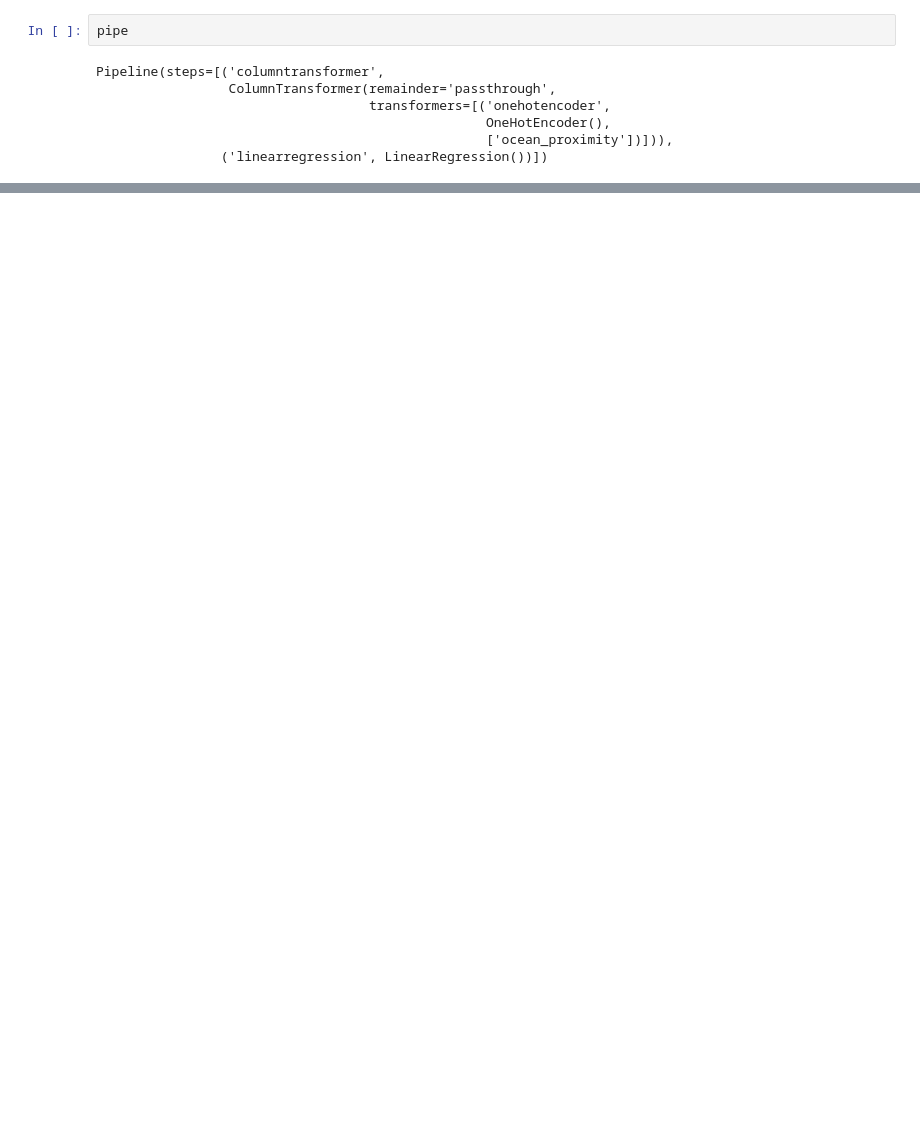
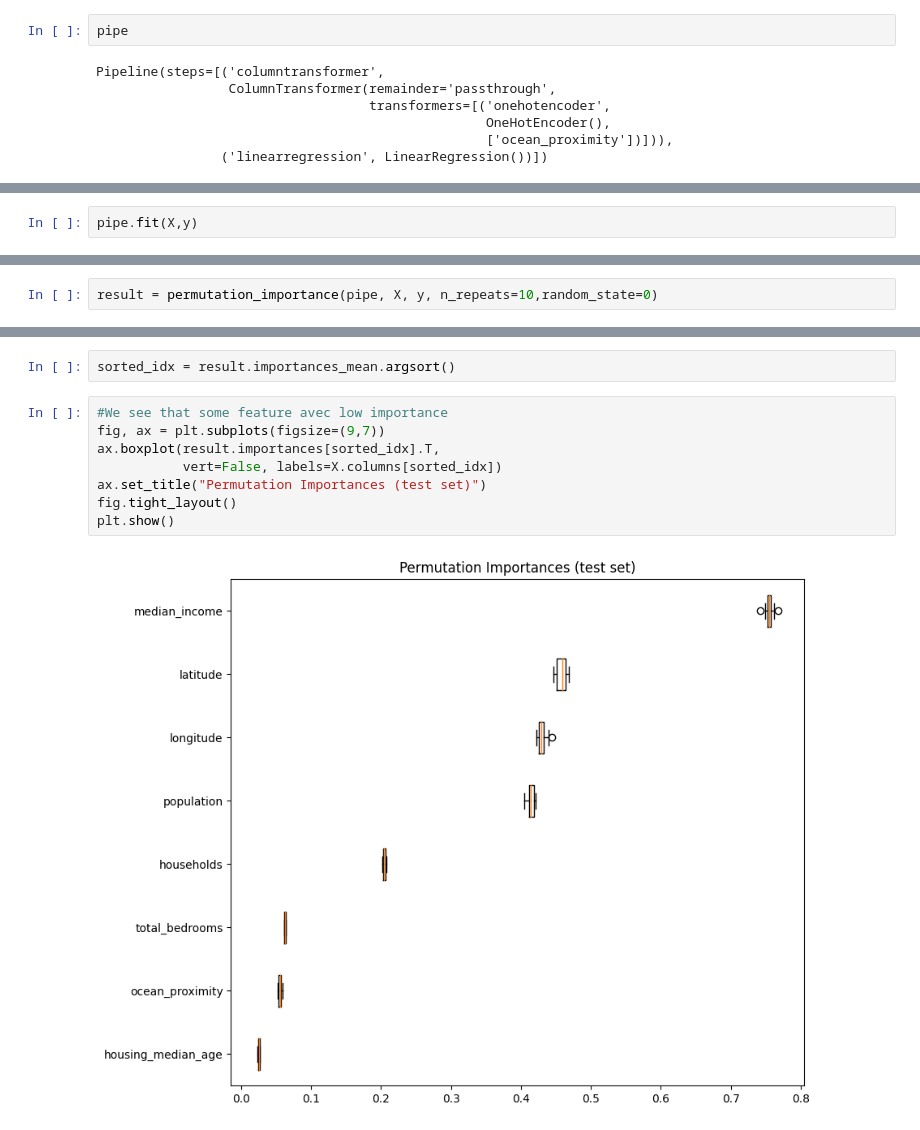
Before and after one commit to MMailleur/renduimmoreg, a Jupyter notebook: notebook_model.ipynb, the cells around one changed output, grey strips where cells are left out. Drawn from its saved outputs; the diff is of its cells as text; blank space fills up the shorter version.

```diff
--- a/notebook_model.ipynb
+++ b/notebook_model.ipynb
@@ -121,0 +180,2 @@ Pipeline(steps=[('columntransformer',
+# %%
+pipe.fit(X,y)
@@ -121,0 +189,2 @@ Pipeline(steps=[('columntransformer',
+# %%
+result = permutation_importance(pipe, X, y, n_repeats=10,random_state=0)
@@ -121,0 +205,12 @@ Pipeline(steps=[('columntransformer',
+# %%
+sorted_idx = result.importances_mean.argsort()
+# %%
+#We see that some feature avec low importance
+fig, ax = plt.subplots(figsize=(9,7))
+ax.boxplot(result.importances[sorted_idx].T,
+           vert=False, labels=X.columns[sorted_idx])
+ax.set_title("Permutation Importances (test set)")
+fig.tight_layout()
+plt.show()
+# %% [output]
+[figure, added]
```
Also changed, not shown: parts of 21 cells of this notebook.
